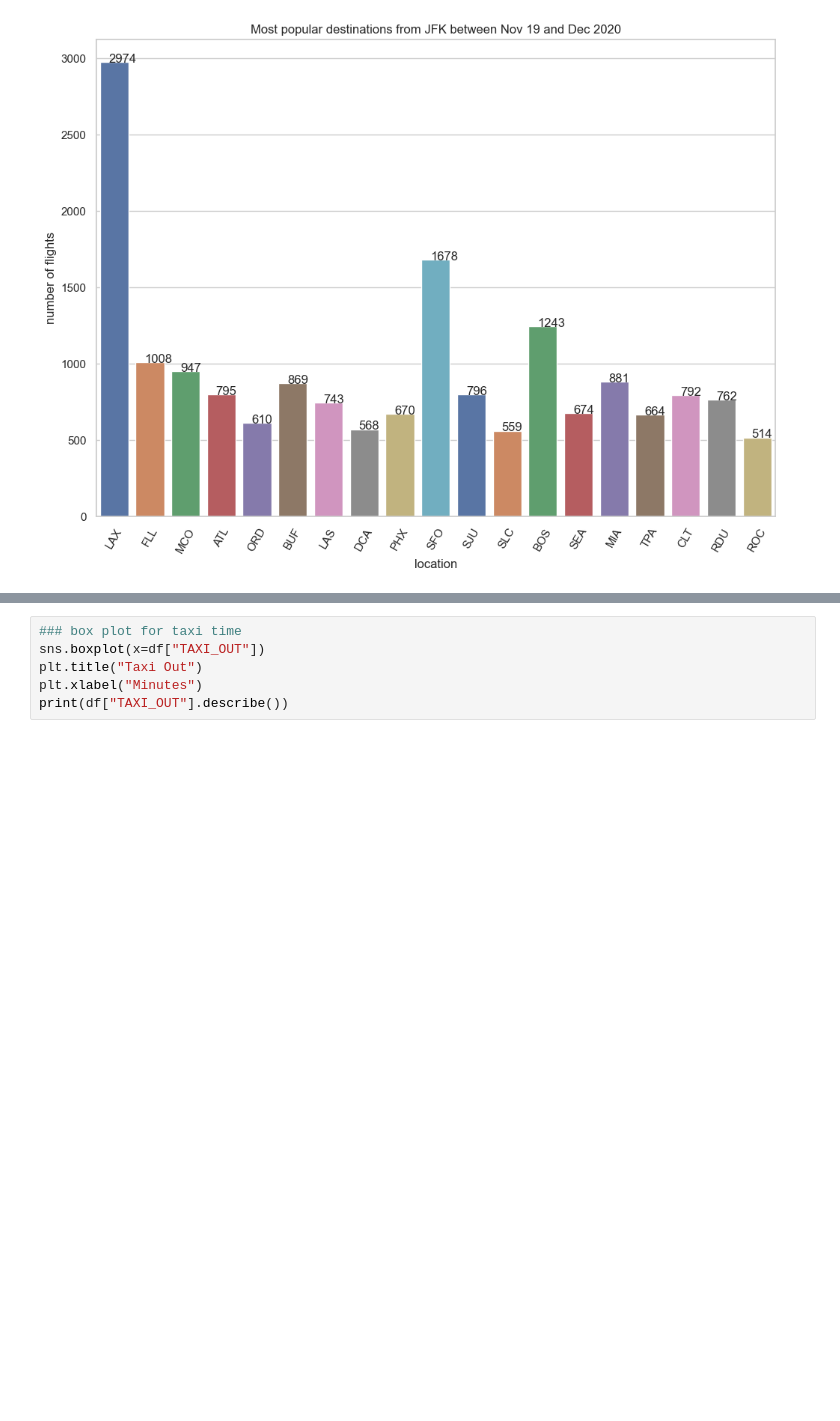
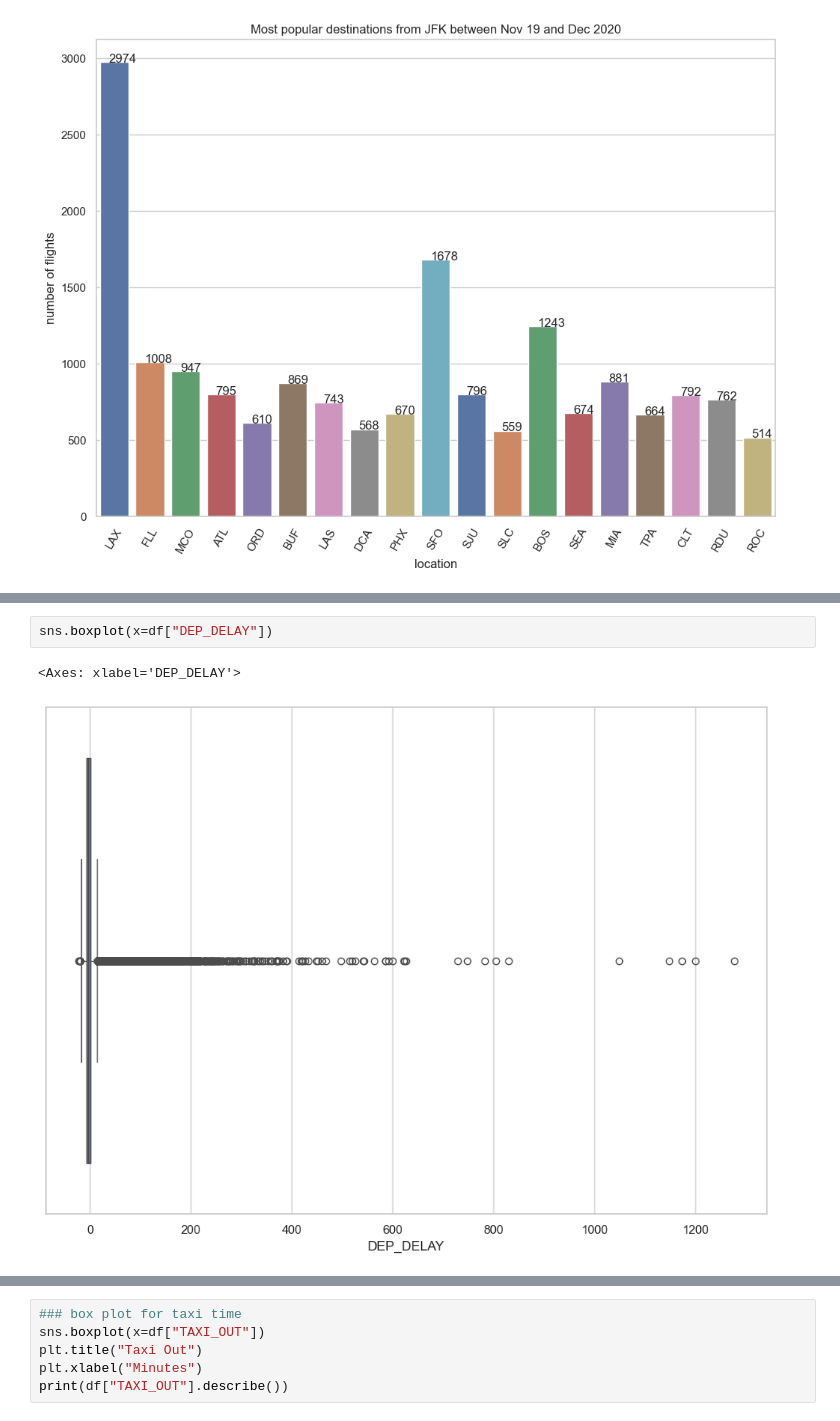
Before and after one commit to rulawrence/TDARuby, a Jupyter notebook: flights.ipynb, the cells around one changed output, grey strips where cells are left out. Cells and saved outputs as stored; diff of their text form; blank space fills up the shorter version.

```diff
--- a/flights.ipynb
+++ b/flights.ipynb
@@ -115,3 +115,8 @@ Passing `palette` without assigning `hue` is deprecated and will be removed in v
+# %%
+sns.boxplot(x=df["DEP_DELAY"])
+# %% [output]
+<Axes: xlabel='DEP_DELAY'>
+[figure, added]
 # %%
 ### box plot for delay
 
```
Also changed, not shown: parts of 8 cells of this notebook, 6 other files.
